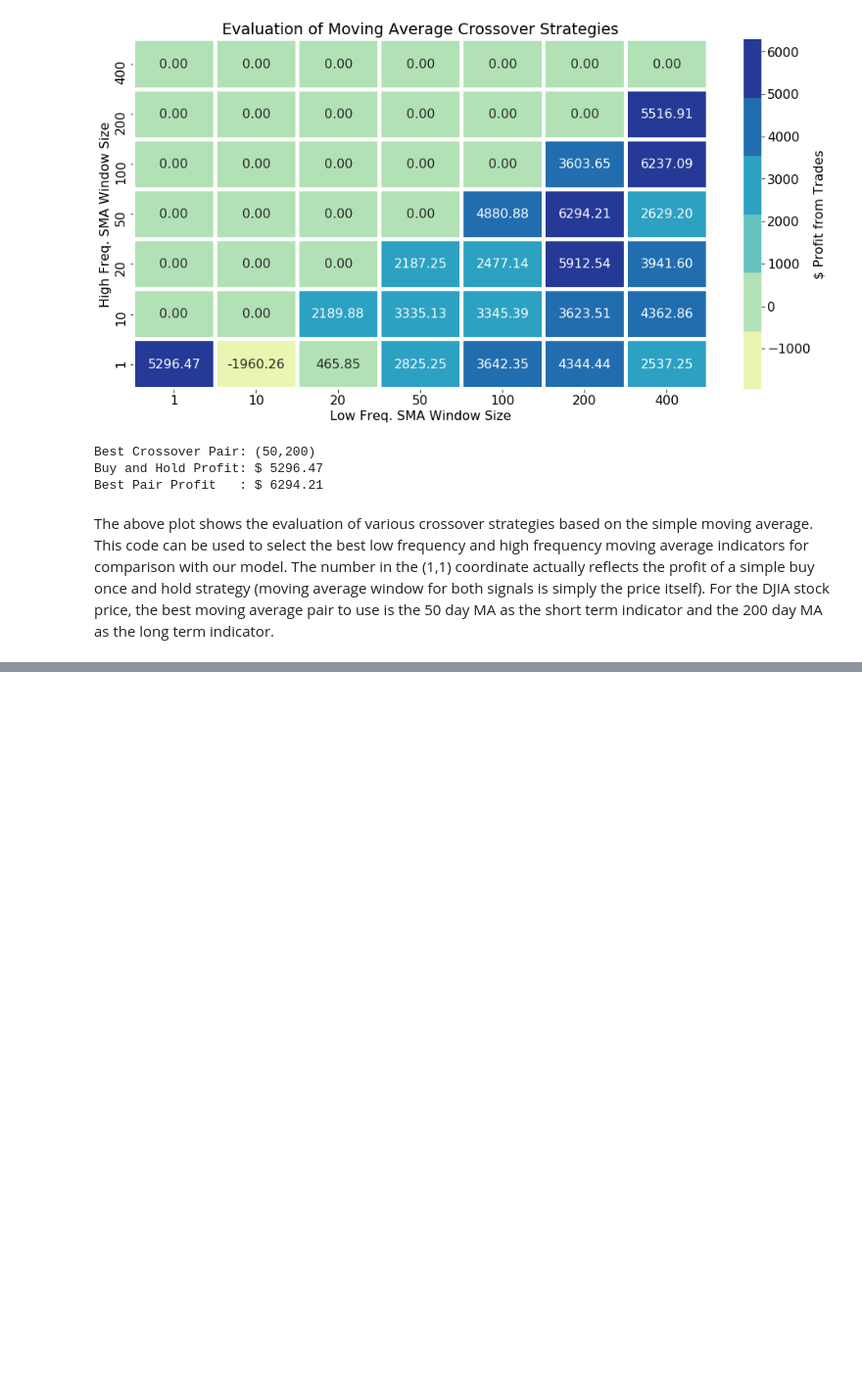
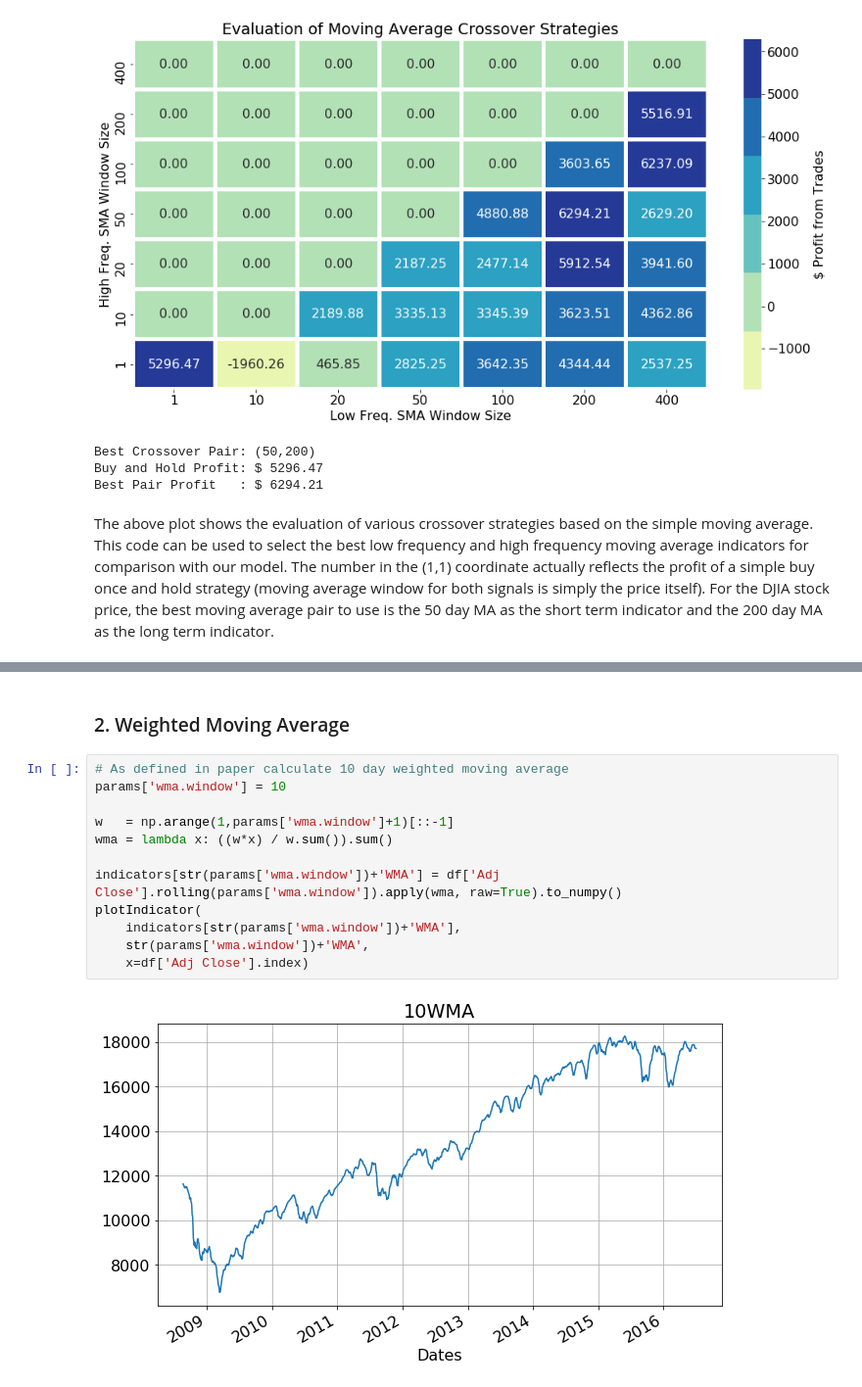
Before and after one commit to machar94/stockprediction, a Jupyter notebook: project.ipynb, the cells around one changed output, grey strips where cells are left out. Shown at 98% size. Cells and saved outputs as stored; diff of their text form; blank space fills up the shorter version.

```diff
--- a/project.ipynb
+++ b/project.ipynb
@@ -206,0 +241,16 @@ The above plot shows the evaluation of various crossover strategies based on the
+# %% [markdown]
+### 2. Weighted Moving Average
+# %%
+# As defined in paper calculate 10 day weighted moving average
+params['wma.window'] = 10
+
+w   = np.arange(1,params['wma.window']+1)[::-1]
+wma = lambda x: ((w*x) / w.sum()).sum()
+
+indicators[str(params['wma.window'])+'WMA'] = df['Adj Close'].rolling(params['wma.window']).apply(wma, raw=True).to_numpy()
+plotIndicator(
+    indicators[str(params['wma.window'])+'WMA'],
+    str(params['wma.window'])+'WMA',
+    x=df['Adj Close'].index)
+# %% [output]
+[figure, added]
```
Also changed, not shown: parts of 8 cells of this notebook.
